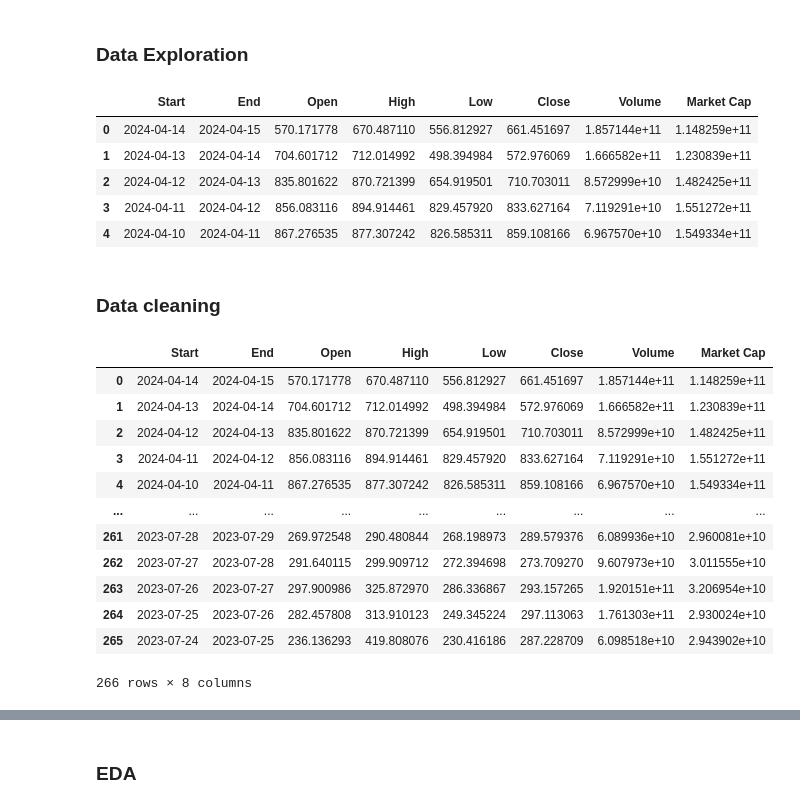
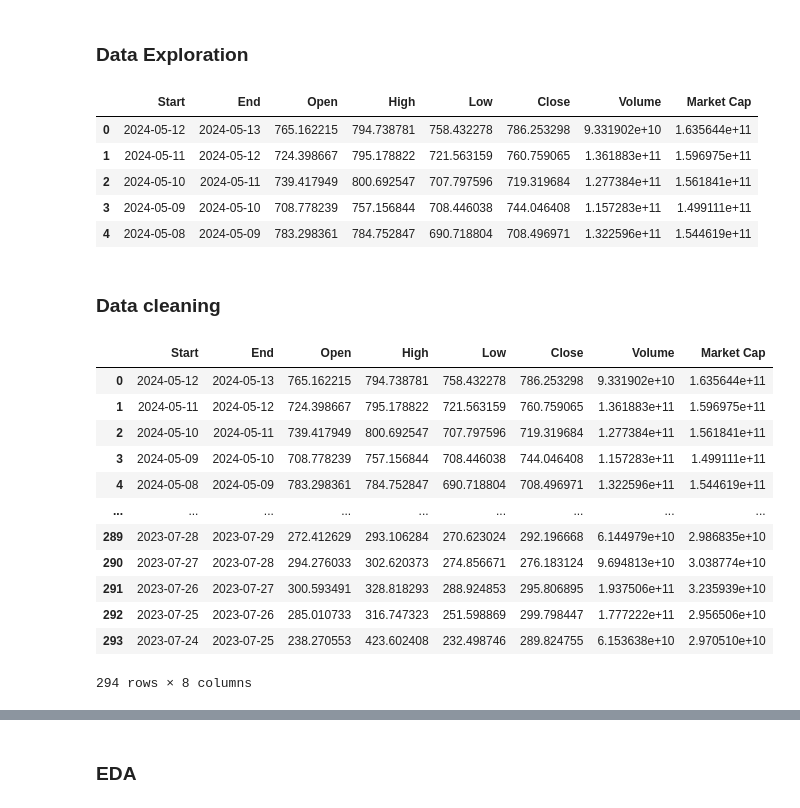
Before and after one commit to randellmwania/Worldcoin-price-Analysis-and-prediction, a Jupyter notebook: wld.ipynb, the cells around one changed output, grey strips where cells are left out. Saved outputs shown, nothing was run; the diff lists cells and outputs as text; code cells hidden in the pictures.

```diff
--- a/wld.ipynb
+++ b/wld.ipynb
@@ -16,15 +16,15 @@ from sklearn.svm import SVR
 # %% [markdown]
 ### Data Exploration
 # %%
-df = pd.read_csv("worldcoin-org_2023-07-24_2024-04-15.csv")
+df = pd.read_csv("worldcoin-org_2023-07-24_2024-05-13.csv")
 df.head()
 # %% [output]
 |  | Start | End | Open | High | Low | Close | Volume | Market Cap |
-| 0 | 2024-04-14 | 2024-04-15 | 570.171778 | 670.487110 | 556.812927 | 661.451697 | 1.857144e+11 | 1.148259e+11 |
-| 1 | 2024-04-13 | 2024-04-14 | 704.601712 | 712.014992 | 498.394984 | 572.976069 | 1.666582e+11 | 1.230839e+11 |
-| 2 | 2024-04-12 | 2024-04-13 | 835.801622 | 870.721399 | 654.919501 | 710.703011 | 8.572999e+10 | 1.482425e+11 |
-| 3 | 2024-04-11 | 2024-04-12 | 856.083116 | 894.914461 | 829.457920 | 833.627164 | 7.119291e+10 | 1.551272e+11 |
-| 4 | 2024-04-10 | 2024-04-11 | 867.276535 | 877.307242 | 826.585311 | 859.108166 | 6.967570e+10 | 1.549334e+11 |
+| 0 | 2024-05-12 | 2024-05-13 | 765.162215 | 794.738781 | 758.432278 | 786.253298 | 9.331902e+10 | 1.635644e+11 |
+| 1 | 2024-05-11 | 2024-05-12 | 724.398667 | 795.178822 | 721.563159 | 760.759065 | 1.361883e+11 | 1.596975e+11 |
+| 2 | 2024-05-10 | 2024-05-11 | 739.417949 | 800.692547 | 707.797596 | 719.319684 | 1.277384e+11 | 1.561841e+11 |
+| 3 | 2024-05-09 | 2024-05-10 | 708.778239 | 757.156844 | 708.446038 | 744.046408 | 1.157283e+11 | 1.499111e+11 |
+| 4 | 2024-05-08 | 2024-05-09 | 783.298361 | 784.752847 | 690.718804 | 708.496971 | 1.322596e+11 | 1.544619e+11 |
 # %% [markdown]
 ### Data cleaning
 # %%
@@ -34,18 +34,18 @@ df['End'] = pd.to_datetime(df['End'])
 df
 # %% [output]
 |  | Start | End | Open | High | Low | Close | Volume | Market Cap |
-| 0 | 2024-04-14 | 2024-04-15 | 570.171778 | 670.487110 | 556.812927 | 661.451697 | 1.857144e+11 | 1.148259e+11 |
-| 1 | 2024-04-13 | 2024-04-14 | 704.601712 | 712.014992 | 498.394984 | 572.976069 | 1.666582e+11 | 1.230839e+11 |
-| 2 | 2024-04-12 | 2024-04-13 | 835.801622 | 870.721399 | 654.919501 | 710.703011 | 8.572999e+10 | 1.482425e+11 |
-| 3 | 2024-04-11 | 2024-04-12 | 856.083116 | 894.914461 | 829.457920 | 833.627164 | 7.119291e+10 | 1.551272e+11 |
-| 4 | 2024-04-10 | 2024-04-11 | 867.276535 | 877.307242 | 826.585311 | 859.108166 | 6.967570e+10 | 1.549334e+11 |
+| 0 | 2024-05-12 | 2024-05-13 | 765.162215 | 794.738781 | 758.432278 | 786.253298 | 9.331902e+10 | 1.635644e+11 |
+| 1 | 2024-05-11 | 2024-05-12 | 724.398667 | 795.178822 | 721.563159 | 760.759065 | 1.361883e+11 | 1.596975e+11 |
+| 2 | 2024-05-10 | 2024-05-11 | 739.417949 | 800.692547 | 707.797596 | 719.319684 | 1.277384e+11 | 1.561841e+11 |
+| 3 | 2024-05-09 | 2024-05-10 | 708.778239 | 757.156844 | 708.446038 | 744.046408 | 1.157283e+11 | 1.499111e+11 |
+| 4 | 2024-05-08 | 2024-05-09 | 783.298361 | 784.752847 | 690.718804 | 708.496971 | 1.322596e+11 | 1.544619e+11 |
 | ... | ... | ... | ... | ... | ... | ... | ... | ... |
-| 261 | 2023-07-28 | 2023-07-29 | 269.972548 | 290.480844 | 268.198973 | 289.579376 | 6.089936e+10 | 2.960081e+10 |
-| 262 | 2023-07-27 | 2023-07-28 | 291.640115 | 299.909712 | 272.394698 | 273.709270 | 9.607973e+10 | 3.011555e+10 |
-| 263 | 2023-07-26 | 2023-07-27 | 297.900986 | 325.872970 | 286.336867 | 293.157265 | 1.920151e+11 | 3.206954e+10 |
-| 264 | 2023-07-25 | 2023-07-26 | 282.457808 | 313.910123 | 249.345224 | 297.113063 | 1.761303e+11 | 2.930024e+10 |
-| 265 | 2023-07-24 | 2023-07-25 | 236.136293 | 419.808076 | 230.416186 | 287.228709 | 6.098518e+10 | 2.943902e+10 |
+| 289 | 2023-07-28 | 2023-07-29 | 272.412629 | 293.106284 | 270.623024 | 292.196668 | 6.144979e+10 | 2.986835e+10 |
+| 290 | 2023-07-27 | 2023-07-28 | 294.276033 | 302.620373 | 274.856671 | 276.183124 | 9.694813e+10 | 3.038774e+10 |
+| 291 | 2023-07-26 | 2023-07-27 | 300.593491 | 328.818293 | 288.924853 | 295.806895 | 1.937506e+11 | 3.235939e+10 |
+| 292 | 2023-07-25 | 2023-07-26 | 285.010733 | 316.747323 | 251.598869 | 299.798447 | 1.777222e+11 | 2.956506e+10 |
+| 293 | 2023-07-24 | 2023-07-25 | 238.270553 | 423.602408 | 232.498746 | 289.824755 | 6.153638e+10 | 2.970510e+10 |
-266 rows × 8 columns
+294 rows × 8 columns
 # %%
 df.describe()
 # %% [output]
```
Also changed, not shown: parts of 6 cells of this notebook, 4 other files.
